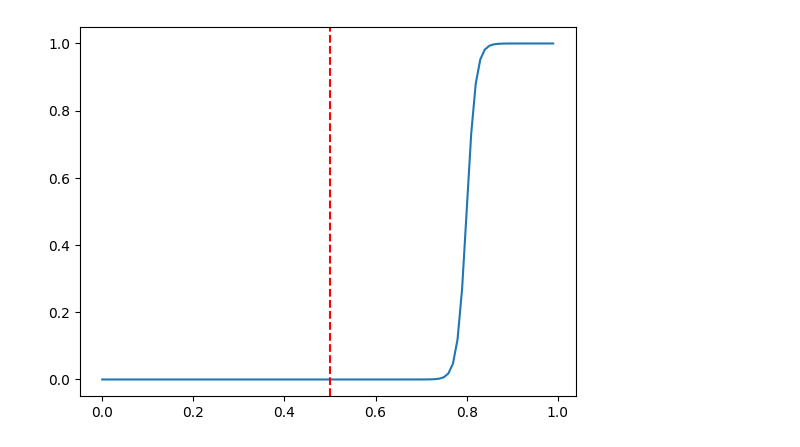
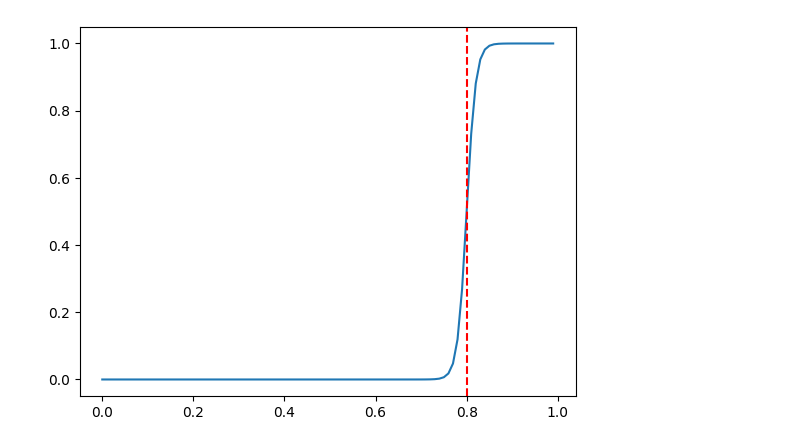
Before and after one commit to davidus27/MWSAT-problem, a Jupyter notebook: visualization.ipynb, the cells around one changed output. Cells and saved outputs as stored; diff of their text form; code cells hidden in the pictures.

```diff
--- a/visualization.ipynb
+++ b/visualization.ipynb
@@ -32,21 +12,21 @@ ModuleNotFoundError: No module named 'seaborn'
 # %%
 import math
 
 steepness_param = 100
 midpoint_curve = 0.8
 # plot logistic function
 # success_ratio = 1 / (1 + math.exp(-steepness_param * (x - midpoint_curve)))
 
 def f(x):
     return 1 / (1 + math.exp(-steepness_param * (x - midpoint_curve)))
 
 datay = [ f(x) for x in np.arange(0, 1, 0.01)]
 datax = [ x for x in np.arange(0, 1, 0.01)]
 
 plt.ion()
 plt.plot(datax, datay)
 # make a vertical line in the plot
-plt.axvline(x=0.5, color='r', linestyle='--')
+plt.axvline(x=midpoint_curve, color='r', linestyle='--')
 plt.show()
 # %% [output]
-[figure, old version]
+[figure, new version]
```
Also changed, not shown: parts of 17 cells of this notebook, 3 other files.
